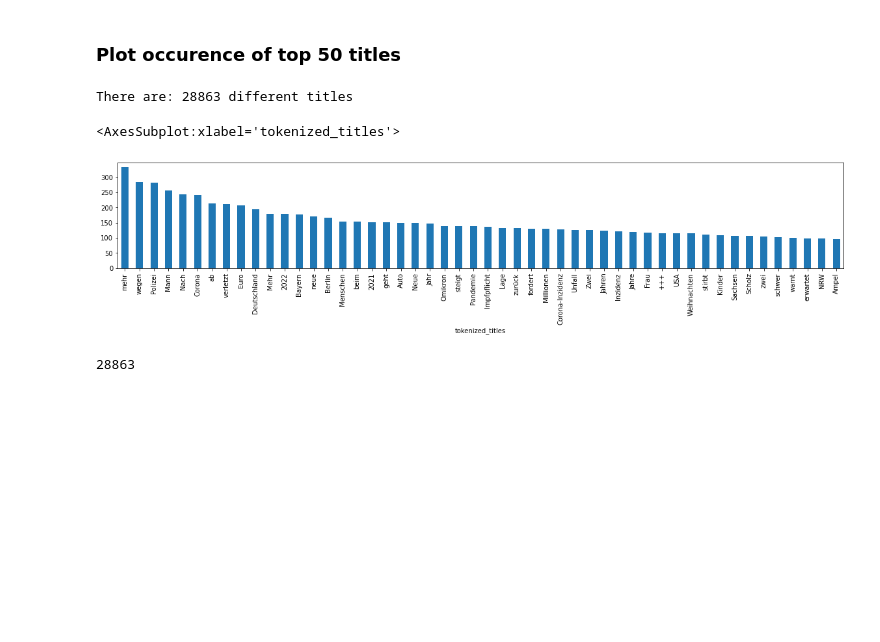
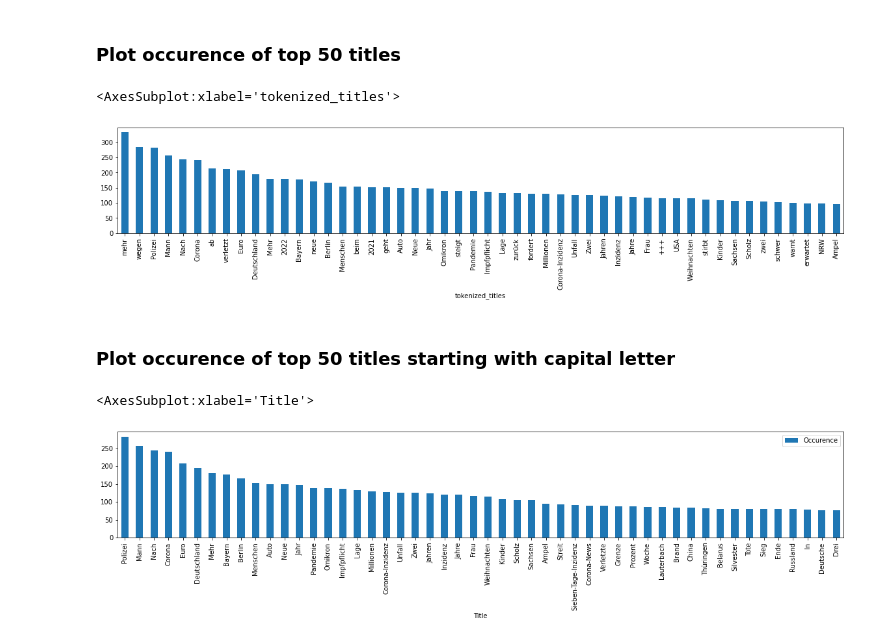
Before and after one commit to JanSchuck/Bachelorthesis, a Jupyter notebook: Analysis/Analysis.ipynb, the cells around one changed output. Cells and saved outputs as stored; diff of their text form; code cells hidden in the pictures; blank space fills up the shorter version.

```diff
--- a/Analysis/Analysis.ipynb
+++ b/Analysis/Analysis.ipynb
@@ -151,0 +169,16 @@ def explode_titles(title_column):
+# %%
+def get_occurence_of_all_capital_titles(data_frame, columnName):
+    all_titles=data_frame.groupby(columnName).size()
+
+    capital_titles=[]
+    counter=0
+    for title in all_titles.items():
+        title_s=str(title)
+        title_s=title_s.strip()
+        if title_s.istitle():
+            capital_titles.append(title)
+    Titles = pd.DataFrame.from_records(
+    capital_titles, columns=['Title','Occurence'])
+    sorted_Titles=Titles.sort_values(by=['Occurence'],ascending=False)
+
+    return sorted_Titles
@@ -169,21 +250,28 @@ All_articles=All_articles[~All_articles.tokenized_titles.isin(uninteresting_titl
 # %% [markdown]
 ### Plot occurence of top 50 titles
 # %%
-# Group titles
-all_titles = All_articles.groupby("tokenized_titles").size()
-print("There are: " + str(len(all_titles)) + " different titles")
-# sort titles
-all_titles = all_titles.sort_values(ascending=False)
+# get all titles
+all_titles = get_occurence_of_all_titles(All_articles,"tokenized_titles")
+
 # get top 50
 top50_titles = all_titles[:50]
 
 plt.figure(figsize=(20,3))
 top50_titles.plot(kind="bar")
 # %% [output]
-There are: 28863 different titles
+<AxesSubplot:xlabel='tokenized_titles'>
-<AxesSubplot:xlabel='tokenized_titles'>
 [figure]
-# %%
-len(all_titles)
-# %% [output]
-28863
+# %% [markdown]
+### Plot occurence of top 50 titles starting with capital letter
+# %%
+# get all titles
+all_titles = get_occurence_of_all_capital_titles(All_articles,"tokenized_titles")
+
+#get top 50
+top50_titles = all_titles[:50]
+
+#plot
+top50.plot.bar(x="Title",y="Occurence",figsize=(20, 3))
+# %% [output]
+<AxesSubplot:xlabel='Title'>
+[figure, added]
```
Also changed, not shown: parts of 11 cells of this notebook.
